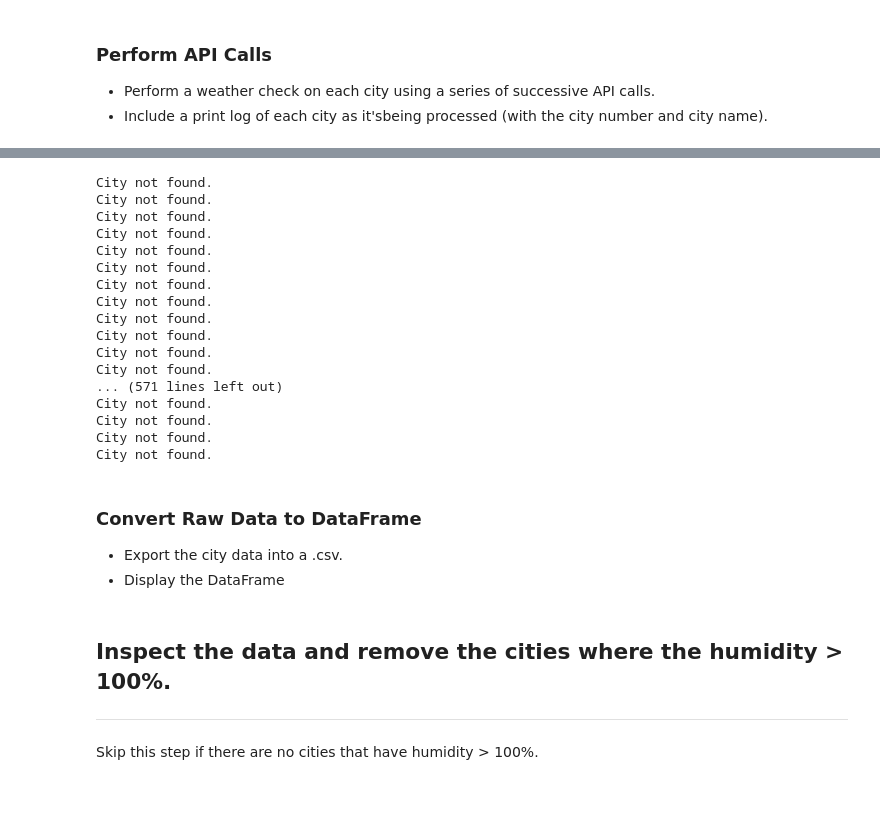
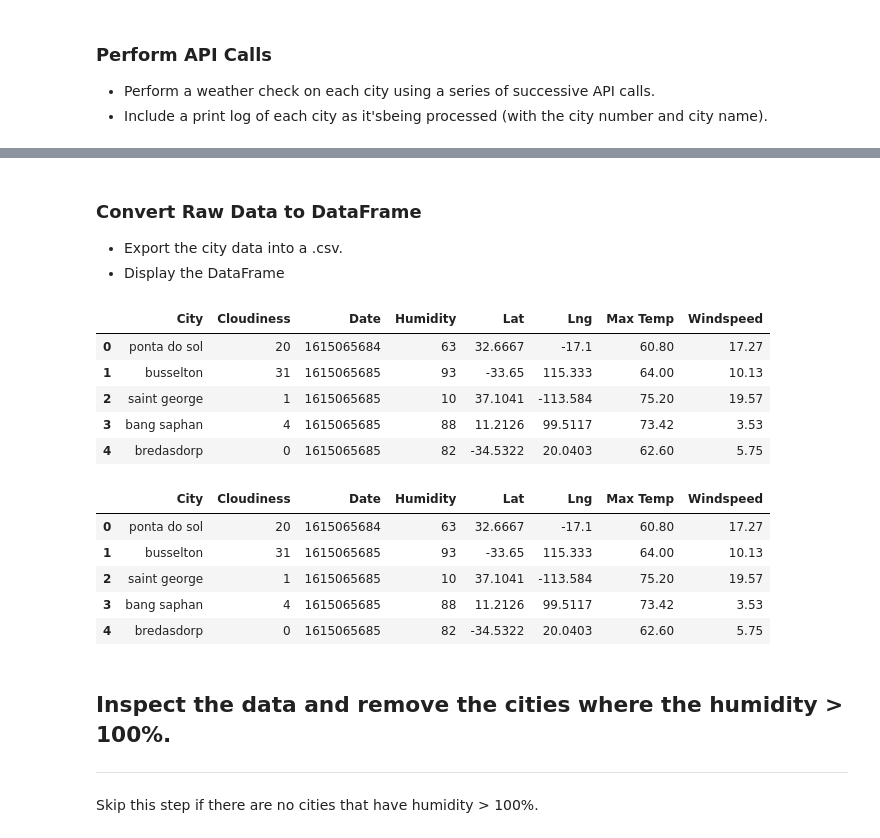
Before and after one commit to Jenkir/Visualizing-Global-Weather-Using-Python-and-APIs, a Jupyter notebook: WeatherPy.ipynb, the cells around one changed output, grey strips where cells are left out. Saved outputs shown, nothing was run; the diff lists cells and outputs as text; code cells hidden in the pictures; blank space fills up the shorter version.

```diff
--- a/WeatherPy.ipynb
+++ b/WeatherPy.ipynb
@@ -138,58 +136,29 @@ Processing Weather Data for Record 26 of Set 11 | Frontera
-# %%
-#create lists
-city_list = []
-dates = []
-humidity = []
-clouds = []
-latitudes = []
-longitudes = []
-max_temp = []
-wind_sp = []
-countries = []
-
-#create dataframe
-for city in cities:
-    try:
-        response = request.get(query_url + city.replace(" ", ""&"")).json
-        clouds.append(response['cloudiness']['all'])
-        countries.append(response['system']['country'])
-        dates.append(response['date'])
-        humidity.append(response['main']['humidity'])
-        lats.append(response['coord']['latitude'])
-        lngs.append(response['coord']['longitude'])
-        max_temp.append(response['main']['maximum'])
-        wind_sp.append(response['wind']['speed'])
-        if count_one > 48:
-            count_one = 1
-            set_one += 1
-            city_list.append(city)
-        else:
-            count_one += 1
-            city_list.append(city)
-    except Exception:
-        print("City not found.")
-# %% [output]
-City not found.
-City not found.
-City not found.
-City not found.
-City not found.
-City not found.
-City not found.
-City not found.
-City not found.
-City not found.
-City not found.
-City not found.
-... (571 lines left out)
-City not found.
-City not found.
-City not found.
-City not found.
 # %% [markdown]
 ### Convert Raw Data to DataFrame
 * Export the city data into a .csv.
 * Display the DataFrame
+# %%
+#remove cities that were not found from dataframe and convert file to csv
+city_weather['Max Temp'] = city_weather['Max Temp'].replace('', np.nan)
+city_weather = city_weather.dropna()
+city_weather.head()
+# %% [output]
+|  | City | Cloudiness | Date | Humidity | Lat | Lng | Max Temp | Windspeed |
+| 0 | ponta do sol | 20 | 1615065684 | 63 | 32.6667 | -17.1 | 60.80 | 17.27 |
+| 1 | busselton | 31 | 1615065685 | 93 | -33.65 | 115.333 | 64.00 | 10.13 |
+| 2 | saint george | 1 | 1615065685 | 10 | 37.1041 | -113.584 | 75.20 | 19.57 |
+| 3 | bang saphan | 4 | 1615065685 | 88 | 11.2126 | 99.5117 | 73.42 | 3.53 |
+| 4 | bredasdorp | 0 | 1615065685 | 82 | -34.5322 | 20.0403 | 62.60 | 5.75 |
+# %%
+city_weather.to_csv("CityWeatherData.csv", index=False, header=True)
+city_weather.head()
+# %% [output]
+|  | City | Cloudiness | Date | Humidity | Lat | Lng | Max Temp | Windspeed |
+| 0 | ponta do sol | 20 | 1615065684 | 63 | 32.6667 | -17.1 | 60.80 | 17.27 |
+| 1 | busselton | 31 | 1615065685 | 93 | -33.65 | 115.333 | 64.00 | 10.13 |
+| 2 | saint george | 1 | 1615065685 | 10 | 37.1041 | -113.584 | 75.20 | 19.57 |
+| 3 | bang saphan | 4 | 1615065685 | 88 | 11.2126 | 99.5117 | 73.42 | 3.53 |
+| 4 | bredasdorp | 0 | 1615065685 | 82 | -34.5322 | 20.0403 | 62.60 | 5.75 |
 # %% [markdown]
 ## Inspect the data and remove the cities where the humidity > 100%.
 ----
```
Also changed, not shown: parts of 6 cells of this notebook, 4 other files.
